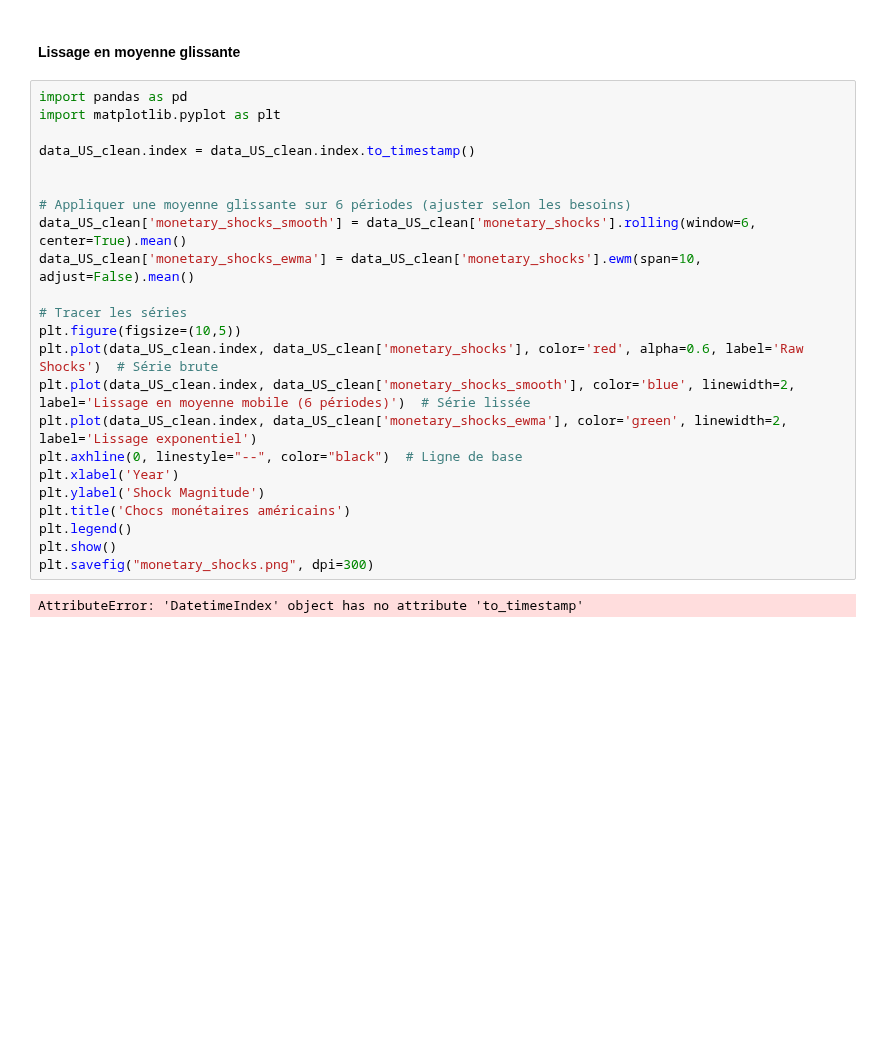
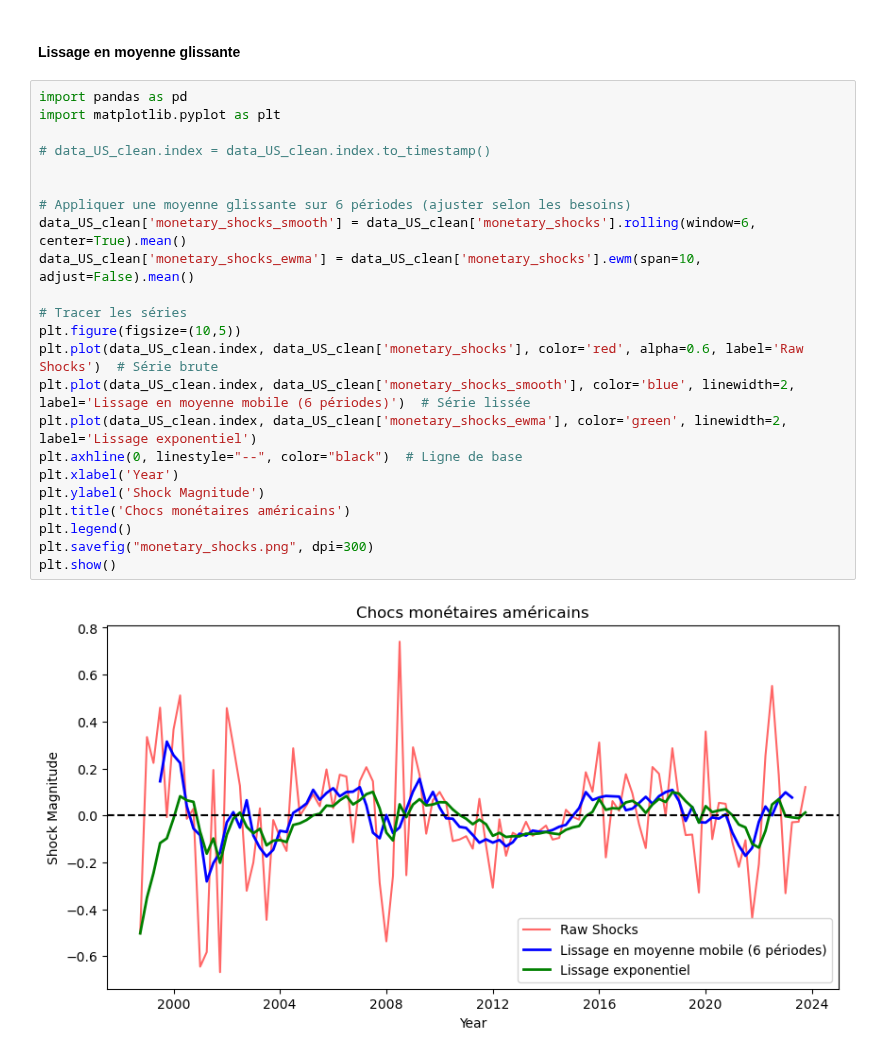
Before and after one commit to enriquealarcon01/Stat-App, a Jupyter notebook: modèle/modèle US.ipynb, the cells around one changed output. Drawn from its saved outputs; the diff is of its cells as text; blank space fills up the shorter version.

```diff
--- a/modèle/modèle US.ipynb
+++ b/modèle/modèle US.ipynb
@@ -367,25 +367,25 @@ strong multicollinearity or other numerical problems.
 # %%
 import pandas as pd
 import matplotlib.pyplot as plt
 
-data_US_clean.index = data_US_clean.index.to_timestamp()
+# data_US_clean.index = data_US_clean.index.to_timestamp()
 
 
 # Appliquer une moyenne glissante sur 6 périodes (ajuster selon les besoins)
 data_US_clean['monetary_shocks_smooth'] = data_US_clean['monetary_shocks'].rolling(window=6, center=True).mean()
 data_US_clean['monetary_shocks_ewma'] = data_US_clean['monetary_shocks'].ewm(span=10, adjust=False).mean()
 
 # Tracer les séries
 plt.figure(figsize=(10,5))
 plt.plot(data_US_clean.index, data_US_clean['monetary_shocks'], color='red', alpha=0.6, label='Raw Shocks')  # Série brute
 plt.plot(data_US_clean.index, data_US_clean['monetary_shocks_smooth'], color='blue', linewidth=2, label='Lissage en moyenne mobile (6 périodes)')  # Série lissée
 plt.plot(data_US_clean.index, data_US_clean['monetary_shocks_ewma'], color='green', linewidth=2, label='Lissage exponentiel')
 plt.axhline(0, linestyle="--", color="black")  # Ligne de base
 plt.xlabel('Year')
 plt.ylabel('Shock Magnitude')
 plt.title('Chocs monétaires américains')
 plt.legend()
+plt.savefig("monetary_shocks.png", dpi=300)
 plt.show()
-plt.savefig("monetary_shocks.png", dpi=300)
 # %% [output]
-AttributeError: 'DatetimeIndex' object has no attribute 'to_timestamp'
+[figure, added]
```
Also changed, not shown: 3 other files.
